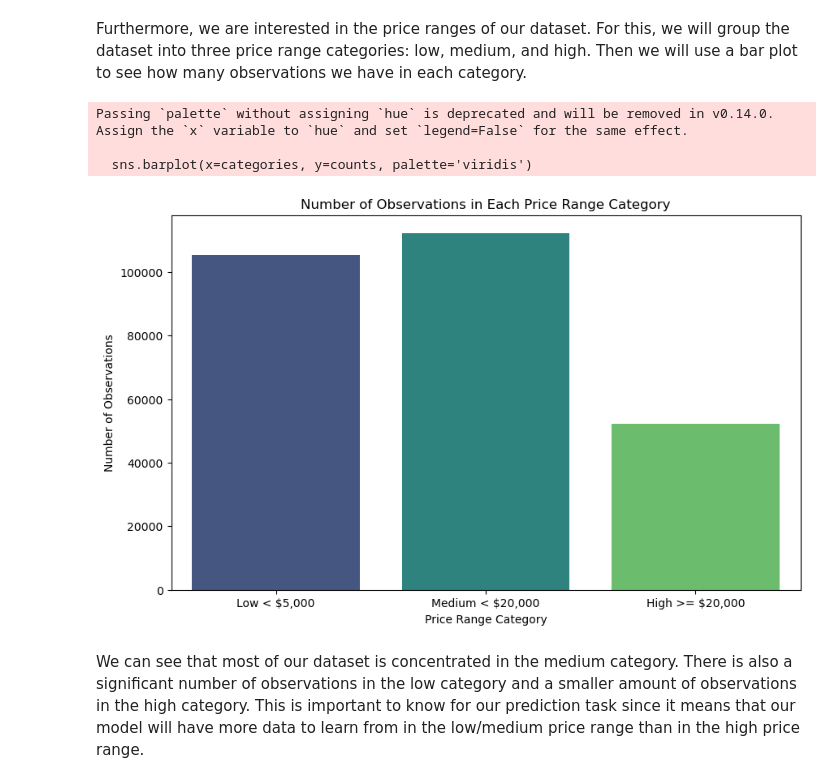
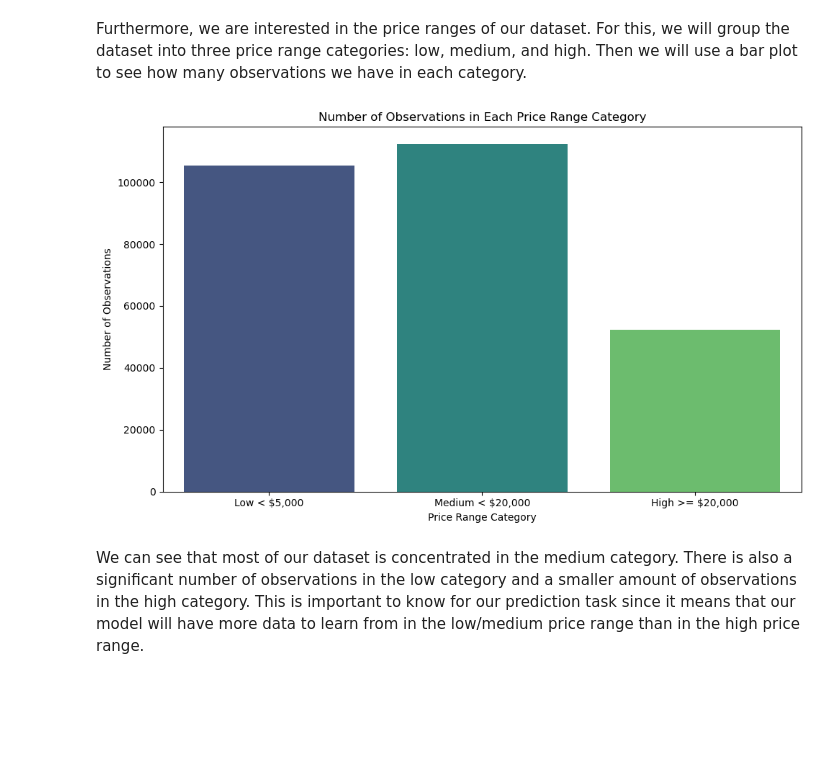
Before and after one commit to Aspescha/CodingAtHSG, a Jupyter notebook: LuxuryWatches.ipynb, the cells around one changed output. Drawn from its saved outputs; the diff is of its cells as text; code cells hidden in the pictures; blank space fills up the shorter version.

Commit message:
Update LuxuryWatches.ipynb
Update encoding, eda plots, and data cleaning

```diff
--- a/LuxuryWatches.ipynb
+++ b/LuxuryWatches.ipynb
@@ -38,7 +39,7 @@ import shap
 In this section we will be loading the dataset of luxury watches we obtained from Kaggle. We will be using the pandas library to read the dataset and load it into a DataFrame for further analysis.
 # %%
 # Load the dataset using the pandas library from the local CSV file
-watch_data = pd.read_csv("Watches.csv")
+watch_data = pd.read_csv("Watches.csv", low_memory=False)
 
 # Inspect the first few rows of the dataset
 watch_data.head()
@@ -696,30 +693,40 @@ Furthermore, we are interested in the price ranges of our dataset. For this, we
 # %%
-# Define three categories in the dataset by filtering with boolean masking according to the price variable:
-# For the medium category, we have to use the & operator to combine the two conditions for the price variable (price < 20000 and price >= 5000).
+# Define three price categories using boolean masks.
+# Low: price below $5,000
+# Medium: price between $5,000 and $20,000
+# High: price at or above $20,000
 
+category_low = watch_data_cleaned[watch_data_cleaned["price"] < 5000]
 
-category_low = watch_data_cleaned[watch_data_cleaned['price'] < 5000]
-category_medium = watch_data_cleaned[(watch_data_cleaned['price'] < 20000) & (watch_data_cleaned['price'] >= 5000)]
-category_high = watch_data_cleaned[watch_data_cleaned['price'] >= 20000]
+category_medium = watch_data_cleaned[
+    (watch_data_cleaned["price"] < 20000) &
+    (watch_data_cleaned["price"] >= 5000)
+]
 
+category_high = watch_data_cleaned[watch_data_cleaned["price"] >= 20000]
 
-# Plot the categories in a bar plot to see how many observations we have in each price range category:
-# To do this, we create a list of categories and a list of observation counts for each category.
-# Then we use the seaborn barplot function to plot the categories on the x-axis and the counts on the y-axis.
+# Create category labels and corresponding observation counts.
+categories = ["Low < $5,000", "Medium < $20,000", "High >= $20,000"]
+counts = [len(category_low), len(category_medium), len(category_high)]
 
-categories = ['Low < $5,000', 'Medium < $20,000', 'High >= $20,000']
-counts = [len(category_low), len(category_medium), len(category_high)]
-plt.figure(figsize=(10,6))
-sns.barplot(x=categories, y=counts, palette='viridis')
-plt.title('Number of Observations in Each Price Range Category')
-plt.xlabel('Price Range Category')
-plt.ylabel('Number of Observations')
+# Plot the number of observations per price range category.
+# The hue argument avoids the Seaborn FutureWarning when using a palette.
+plt.figure(figsize=(10, 6))
+sns.barplot(
+    x=categories,
+    y=counts,
+    hue=categories,
+    palette="viridis",
+    legend=False
+)
+
+plt.title("Number of Observations in Each Price Range Category")
+plt.xlabel("Price Range Category")
+plt.ylabel("Number of Observations")
+plt.tight_layout()
 plt.show()
 # %% [output]
-Passing `palette` without assigning `hue` is deprecated and will be removed in v0.14.0. Assign the `x` variable to `hue` and set `legend=False` for the same effect.
-
-  sns.barplot(x=categories, y=counts, palette='viridis')
-[figure, old version]
+[figure, new version]
 # %% [markdown]
 We can see that most of our dataset is concentrated in the medium category. There is also a significant number of observations in the low category and a smaller amount of observations in the high category. This is important to know for our prediction task since it means that our model will have more data to learn from in the low/medium price range than in the high price range.
 # %% [markdown]
```
Also changed, not shown: parts of 33 cells of this notebook.
